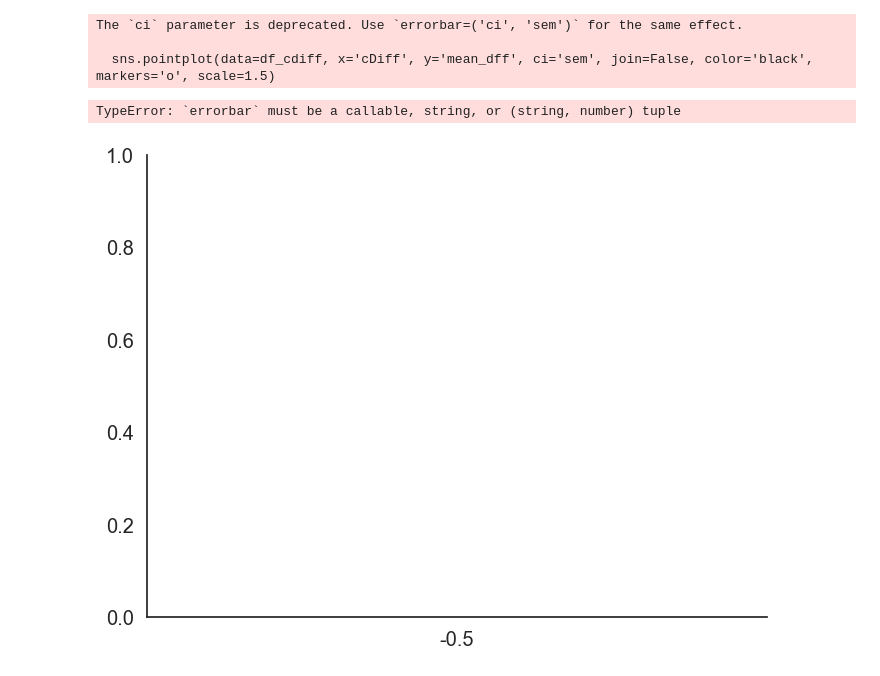
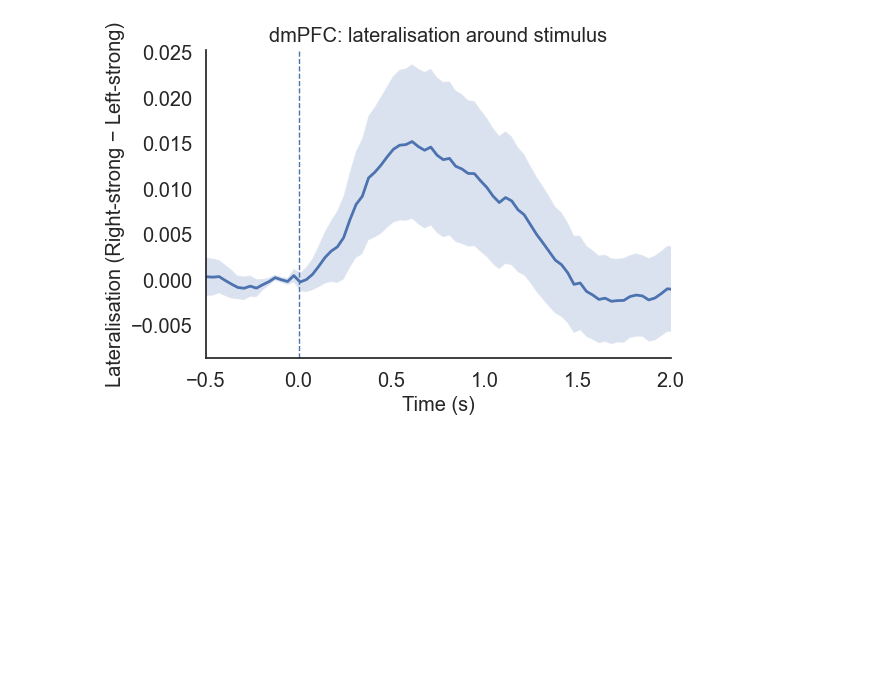
Before and after one commit to huriyeatg/sideBiasLateralisation, a Jupyter notebook: sideBiasLateralisation_combinedanalysis.ipynb, the cells around one changed output. Cells and saved outputs as stored; diff of their text form; code cells hidden in the pictures; blank space fills up the shorter version.

```diff
--- a/sideBiasLateralisation_combinedanalysis.ipynb
+++ b/sideBiasLateralisation_combinedanalysis.ipynb
@@ -293,18 +431,25 @@ out
-# %%
-# lets  plot the difference in mean dF/F by contrast difference
-pfun.set_figure()
-fig, ax = plt.subplots(figsize=(8,6))
-sns.pointplot(data=df_cdiff, x='cDiff', y='mean_dff', ci='sem', join=False, color='black', markers='o', scale=1.5)
-# %% [output]
-The `ci` parameter is deprecated. Use `errorbar=('ci', 'sem')` for the same effect.
-
-  sns.pointplot(data=df_cdiff, x='cDiff', y='mean_dff', ci='sem', join=False, color='black', markers='o', scale=1.5)
-TypeError: `errorbar` must be a callable, string, or (string, number) tuple
-[figure, removed]
-# %%
-# List of sessions to filter
-specific_expRefs = ['2025-05-22_1_MBL015', '2025-05-20_1_MBL015', '2025-05-16_1_MBL015', '2025-05-14_1_MBL015']
-# specific_expRefs = ['2025-05-20_1_MBL015']
-# Filter the recording list to include only the specified sessions
-info.recordingList = info.recordingList[info.recordingList['sessionName'].isin(specific_expRefs)].reset_index(drop=True)
-info.recordingList
+# %%
+# -----------------------------
+# Example usage
+# -----------------------------
+df_lat, t = mfun.compute_time_resolved_lateralisation(
+    info.recordingList,
+    event_type="stimulus",
+    subfolder="responsive_neurons",
+    use_zscored=True,
+    pos_cdiffs=(0.125, 0.25, 0.5),
+    neg_cdiffs=(-0.125, -0.25, -0.5),
+    baseline_window=(-0.2, 0.0)
+)
+mfun.plot_time_resolved_lateralisation(df_lat, t, title="dmPFC: lateralisation around stimulus", xlim=(-0.5, 2.0))
+
+# # If you want per-session traces (for correlation with Δslope):
+# # df_lat has one row per session, lat_trace is the full timecourse.
+# # You can also compute a scalar “pre-choice lateralisation” by averaging a window:
+# # df_lat["lat_prechoice"] = df_lat["lat_trace"].apply(lambda x: np.nanmean(x[(t>=0.1) & (t<=0.5)]))
+
+
+# save the plot
+pfun.save_figure(f'TimeResolvedLateralisation_dmPFC', info.figsPath)
+# %% [output]
+[figure, added]
```
Also changed, not shown: parts of 12 cells of this notebook, 10 other files.
